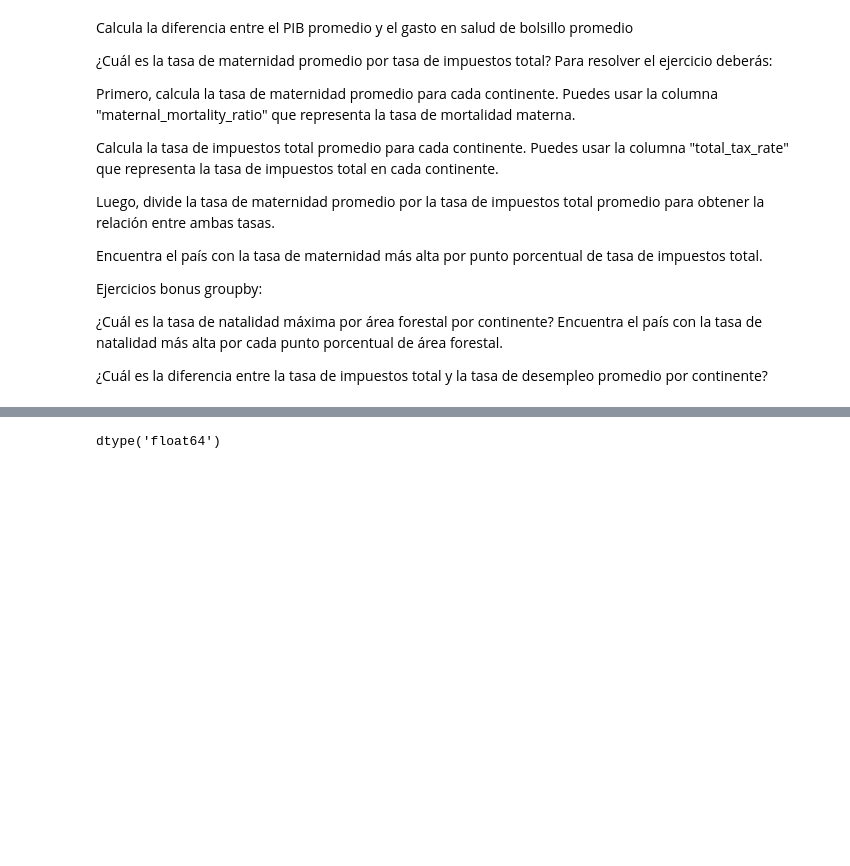
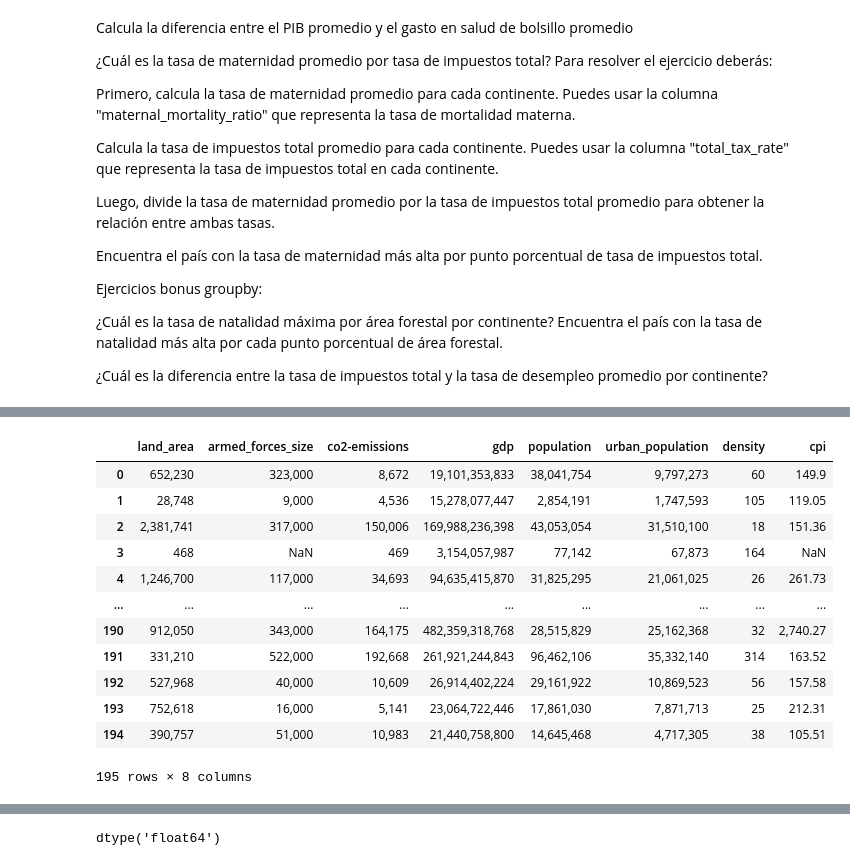
Before and after one commit to JohannaRL/promog-pair-lauram-alejandra-johanna, a Jupyter notebook: pair_agupacion.ipynb, the cells around one changed output, grey strips where cells are left out. Saved outputs shown, nothing was run; the diff lists cells and outputs as text; code cells hidden in the pictures; blank space fills up the shorter version.

```diff
--- a/pair_agupacion.ipynb
+++ b/pair_agupacion.ipynb
@@ -59,3 +59,19 @@ df_world.head()
 | 2 | Algeria | 18 | DZ | 17.4 | 2,381,741 | 317,000 | 24.28 | ... |
 | 3 | Andorra | 164 | AD | 40.0 | 468 | NaN | 7.20 | ... |
 | 4 | Angola | 26 | AO | 47.5 | 1,246,700 | 117,000 | 40.73 | ... |
+# %%
+df_world[["land_area", "armed_forces_size", "co2-emissions", "gdp", "population", "urban_population", "density", "cpi"]]
+# %% [output]
+|  | land_area | armed_forces_size | co2-emissions | gdp | population | urban_population | density | cpi |
+| 0 | 652,230 | 323,000 | 8,672 | 19,101,353,833 | 38,041,754 | 9,797,273 | 60 | 149.9 |
+| 1 | 28,748 | 9,000 | 4,536 | 15,278,077,447 | 2,854,191 | 1,747,593 | 105 | 119.05 |
+| 2 | 2,381,741 | 317,000 | 150,006 | 169,988,236,398 | 43,053,054 | 31,510,100 | 18 | 151.36 |
+| 3 | 468 | NaN | 469 | 3,154,057,987 | 77,142 | 67,873 | 164 | NaN |
+| 4 | 1,246,700 | 117,000 | 34,693 | 94,635,415,870 | 31,825,295 | 21,061,025 | 26 | 261.73 |
+| ... | ... | ... | ... | ... | ... | ... | ... | ... |
+| 190 | 912,050 | 343,000 | 164,175 | 482,359,318,768 | 28,515,829 | 25,162,368 | 32 | 2,740.27 |
+| 191 | 331,210 | 522,000 | 192,668 | 261,921,244,843 | 96,462,106 | 35,332,140 | 314 | 163.52 |
+| 192 | 527,968 | 40,000 | 10,609 | 26,914,402,224 | 29,161,922 | 10,869,523 | 56 | 157.58 |
+| 193 | 752,618 | 16,000 | 5,141 | 23,064,722,446 | 17,861,030 | 7,871,713 | 25 | 212.31 |
+| 194 | 390,757 | 51,000 | 10,983 | 21,440,758,800 | 14,645,468 | 4,717,305 | 38 | 105.51 |
+195 rows × 8 columns
```
Also changed, not shown: parts of 11 cells of this notebook, 1 other file.
